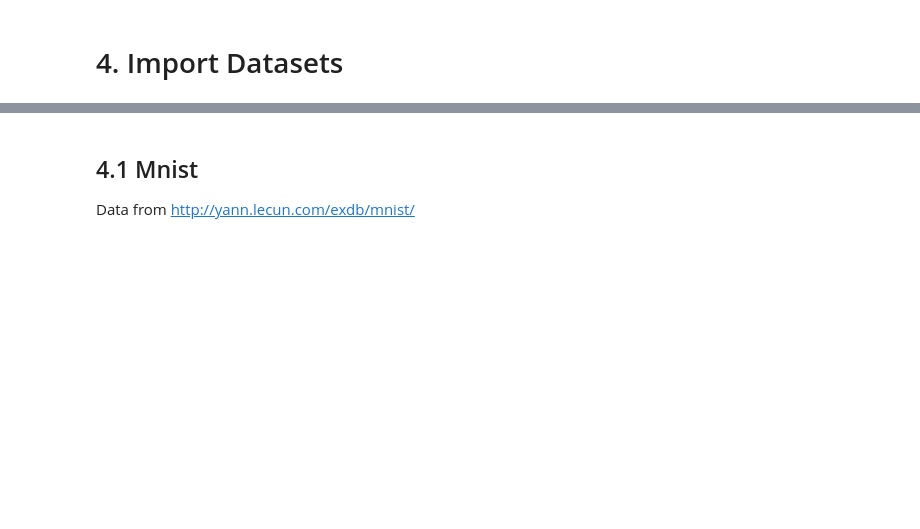
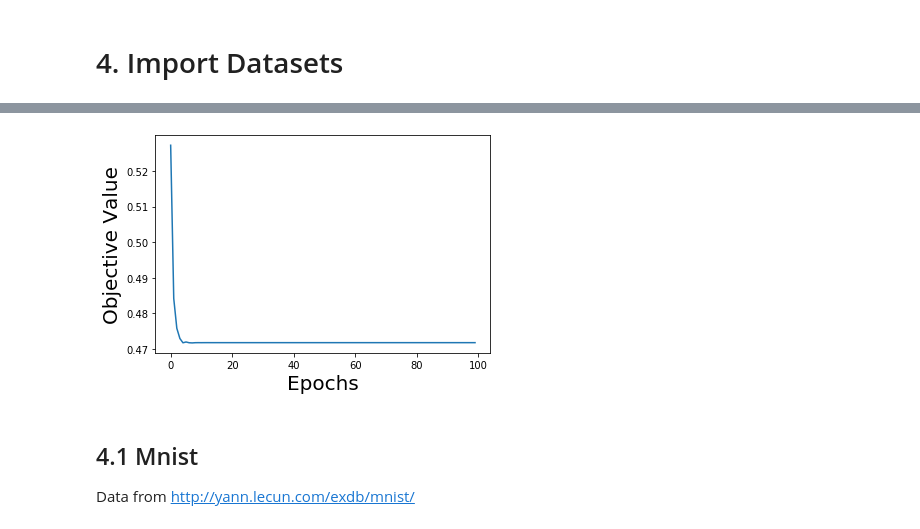
Before and after one commit to vlee1776/SAGA, a Jupyter notebook: SAGA.ipynb, the cells around one changed output, grey strips where cells are left out. Cells and saved outputs as stored; diff of their text form; code cells hidden in the pictures; blank space fills up the shorter version.

```diff
--- a/SAGA.ipynb
+++ b/SAGA.ipynb
@@ -138,0 +217,8 @@ def saga(X,y,step_size,max_epochs,proximal,obj_func,grad_func,l1=False,l2=False,
+# %%
+proximal = lambda x: x
+_,eigs,_ = numpy.linalg.svd(numpy.dot(X_train,X_train.T))
+L = 1/4 * eigs[0]
+n,d = numpy.shape(X_train)
+alpha = 1E-6
+step_size = 1 / (n * alpha + L)
+w, obj_vals = saga(x_train,y_train,step_size,100,proximal,logistic_loss,logistic_gradient,l2=True,lam=alpha)
@@ -139,3 +243,13 @@ def saga(X,y,step_size,max_epochs,proximal,obj_func,grad_func,l1=False,l2=False,
+# %%
+import matplotlib.pyplot as plt
+
+epochs_gd = range(len(obj_vals))
+plt.plot(epochs_gd, obj_vals)
+plt.xlabel('Epochs', FontSize=20)
+plt.ylabel('Objective Value', FontSize=20)
+plt.show()
+# %% [output]
+[figure, added]
 # %% [markdown]
 ## 4.1 Mnist
 
```
Also changed, not shown: parts of 15 cells of this notebook, 3 other files.
